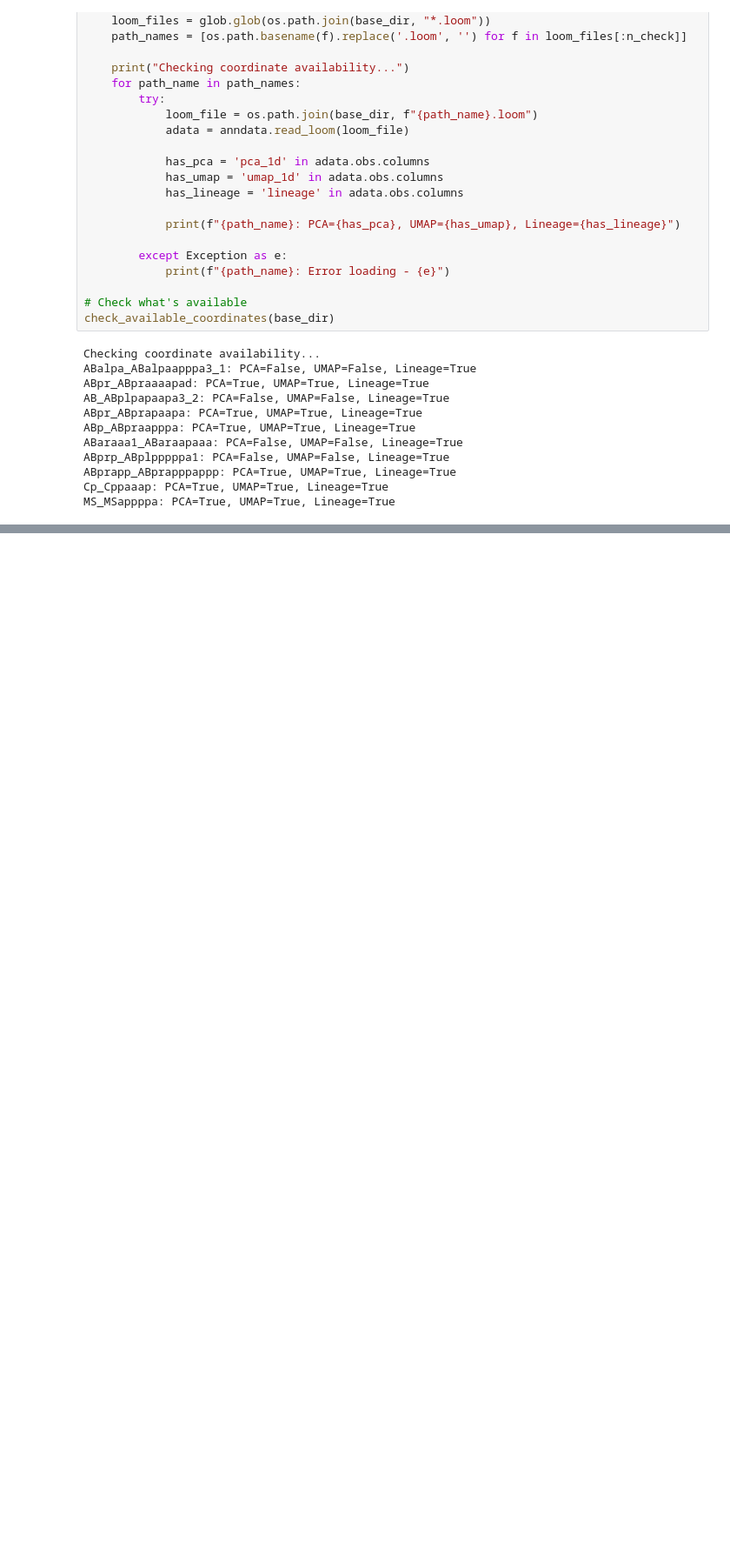
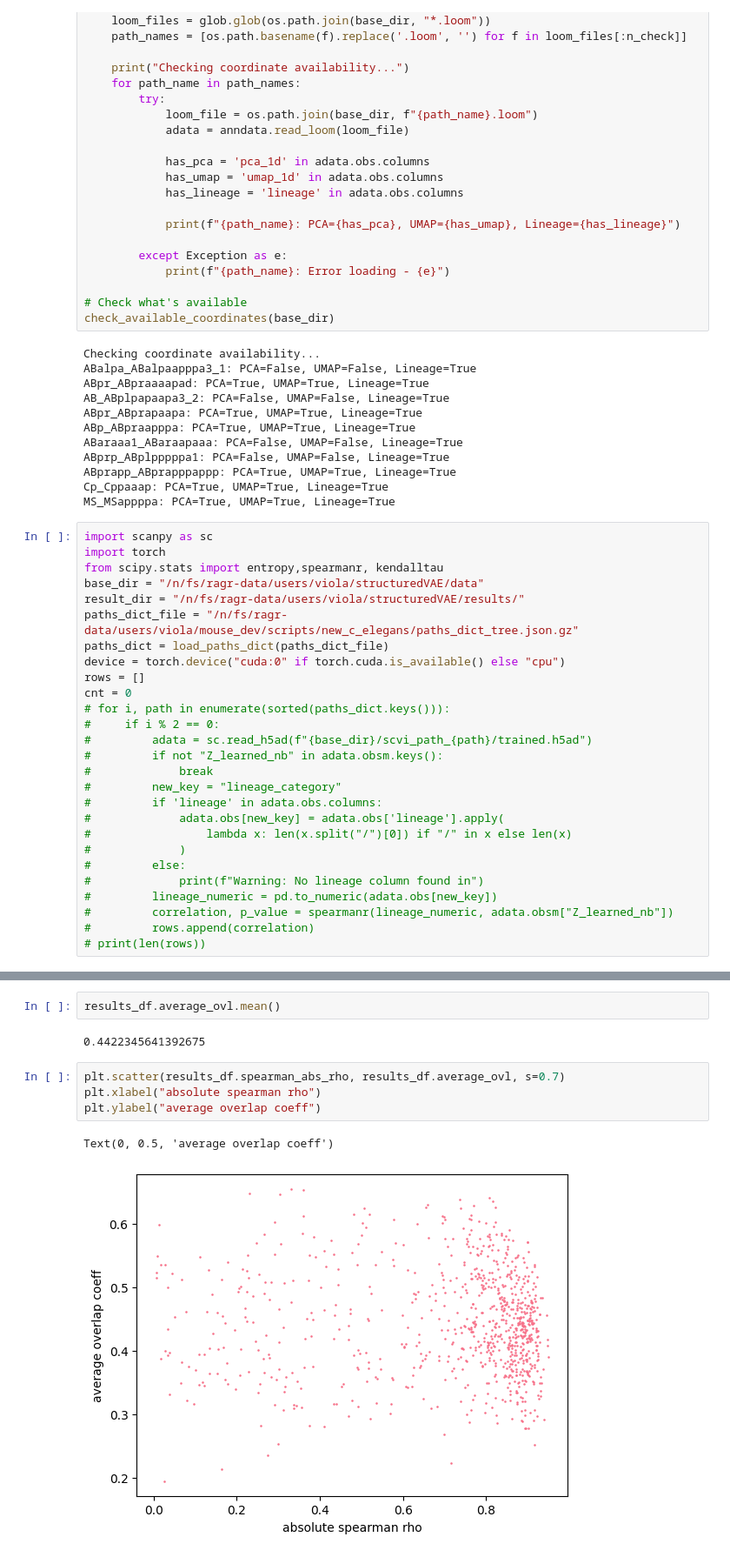
Before and after one commit to ViolaChenYT/structuredVAE, a Jupyter notebook: scripts/analyze_1D_PCA.ipynb, the cells around one changed output, grey strips where cells are left out. Shown at 87% size. Cells and saved outputs as stored; diff of their text form; blank space fills up the shorter version.

```diff
--- a/scripts/analyze_1D_PCA.ipynb
+++ b/scripts/analyze_1D_PCA.ipynb
@@ -320,3 +320,30 @@ ABprp_ABplpppppa1: PCA=False, UMAP=False, Lineage=True
 ABprapp_ABprapppappp: PCA=True, UMAP=True, Lineage=True
 Cp_Cppaaap: PCA=True, UMAP=True, Lineage=True
 MS_MSappppa: PCA=True, UMAP=True, Lineage=True
+# %%
+import scanpy as sc
+import torch
+from scipy.stats import entropy,spearmanr, kendalltau
+base_dir = "/n/fs/ragr-data/users/viola/structuredVAE/data"
+result_dir = "/n/fs/ragr-data/users/viola/structuredVAE/results/"
+paths_dict_file = "/n/fs/ragr-data/users/viola/mouse_dev/scripts/new_c_elegans/paths_dict_tree.json.gz"
+paths_dict = load_paths_dict(paths_dict_file)
+device = torch.device("cuda:0" if torch.cuda.is_available() else "cpu")
+rows = []
+cnt = 0
+# for i, path in enumerate(sorted(paths_dict.keys())):
+#     if i % 2 == 0:
+#         adata = sc.read_h5ad(f"{base_dir}/scvi_path_{path}/trained.h5ad")
+#         if not "Z_learned_nb" in adata.obsm.keys():
+#             break
+#         new_key = "lineage_category"
+#         if 'lineage' in adata.obs.columns:
+#             adata.obs[new_key] = adata.obs['lineage'].apply(
+#                 lambda x: len(x.split("/")[0]) if "/" in x else len(x)
+#             )
+#         else:
+#             print(f"Warning: No lineage column found in")
+#         lineage_numeric = pd.to_numeric(adata.obs[new_key])
+#         correlation, p_value = spearmanr(lineage_numeric, adata.obsm["Z_learned_nb"])
+#         rows.append(correlation)
+# print(len(rows))
@@ -322,0 +573,11 @@ MS_MSappppa: PCA=True, UMAP=True, Lineage=True
+# %%
+results_df.average_ovl.mean()
+# %% [output]
+0.4422345641392675
+# %%
+plt.scatter(results_df.spearman_abs_rho, results_df.average_ovl, s=0.7)
+plt.xlabel("absolute spearman rho")
+plt.ylabel("average overlap coeff")
+# %% [output]
+Text(0, 0.5, 'average overlap coeff')
+[figure, added]
```
Also changed, not shown: parts of 12 cells of this notebook, 21 other files.
